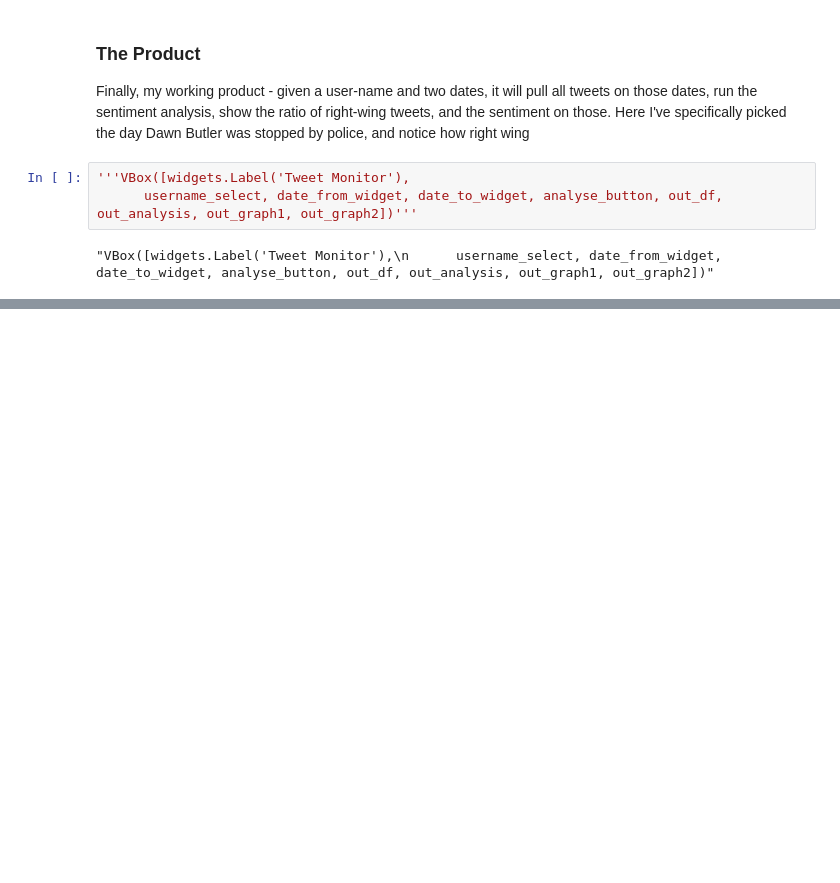
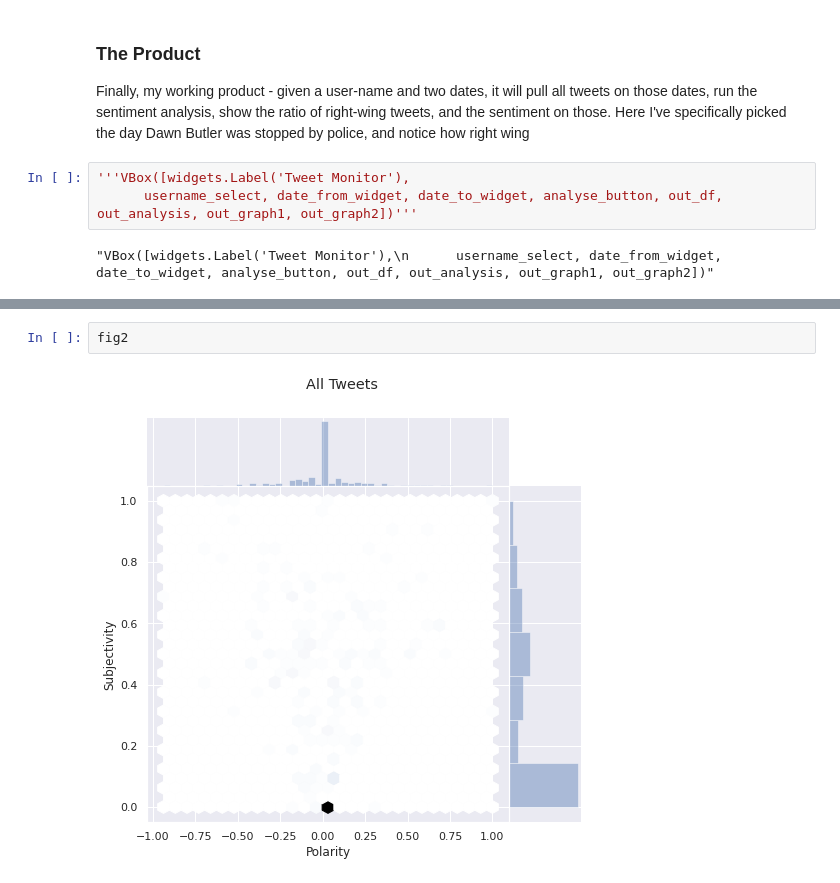
Before and after one commit to AndreasThinks/ML_sentiment_analysis, a Jupyter notebook: FastAI_Twitter_Sentiment_Analysis_Tutorial_Post.ipynb, the cells around one changed output, grey strips where cells are left out. Cells and saved outputs as stored; diff of their text form; blank space fills up the shorter version.

```diff
--- a/FastAI_Twitter_Sentiment_Analysis_Tutorial_Post.ipynb
+++ b/FastAI_Twitter_Sentiment_Analysis_Tutorial_Post.ipynb
@@ -504 +494,5 @@ final, fig1, fig2 = run_process_2("@MetPoliceUK", "2020-08-09","2020-08-10")
+# %%
+fig2
+# %% [output]
+[figure, added]
 # %%
```
Also changed, not shown: parts of 8 cells of this notebook.
